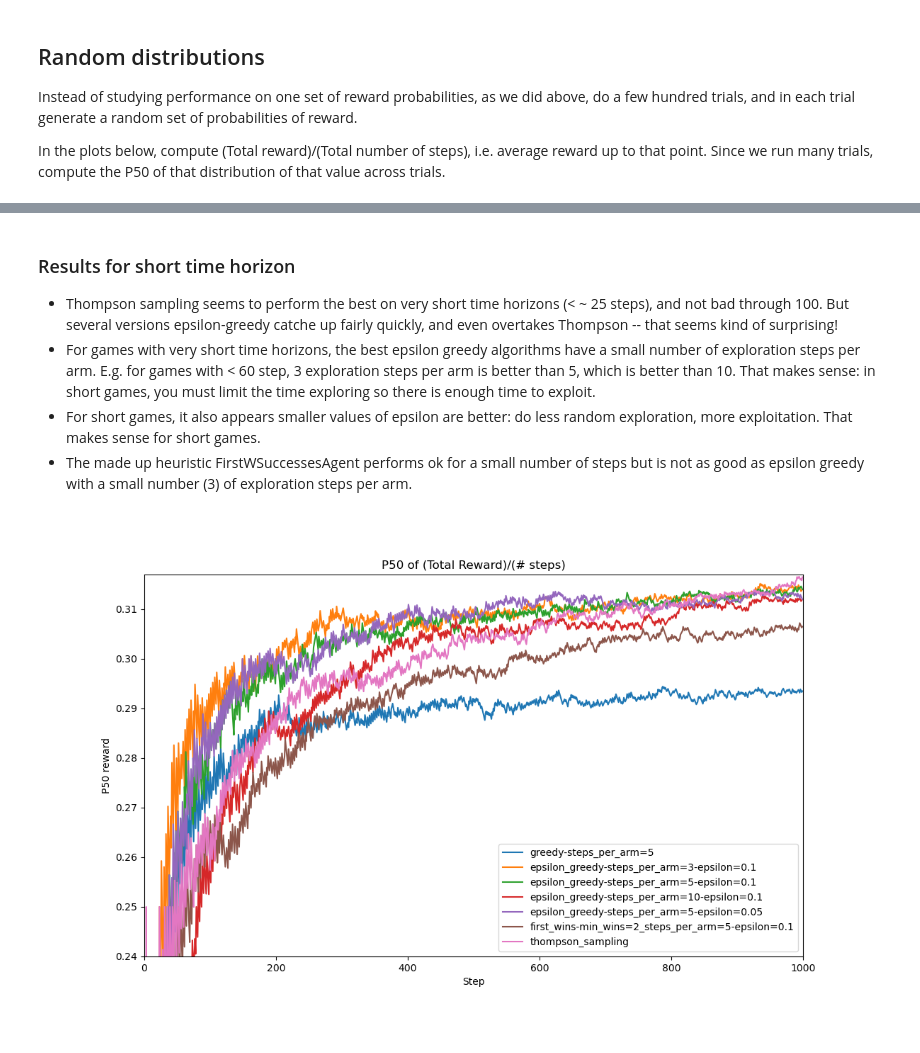
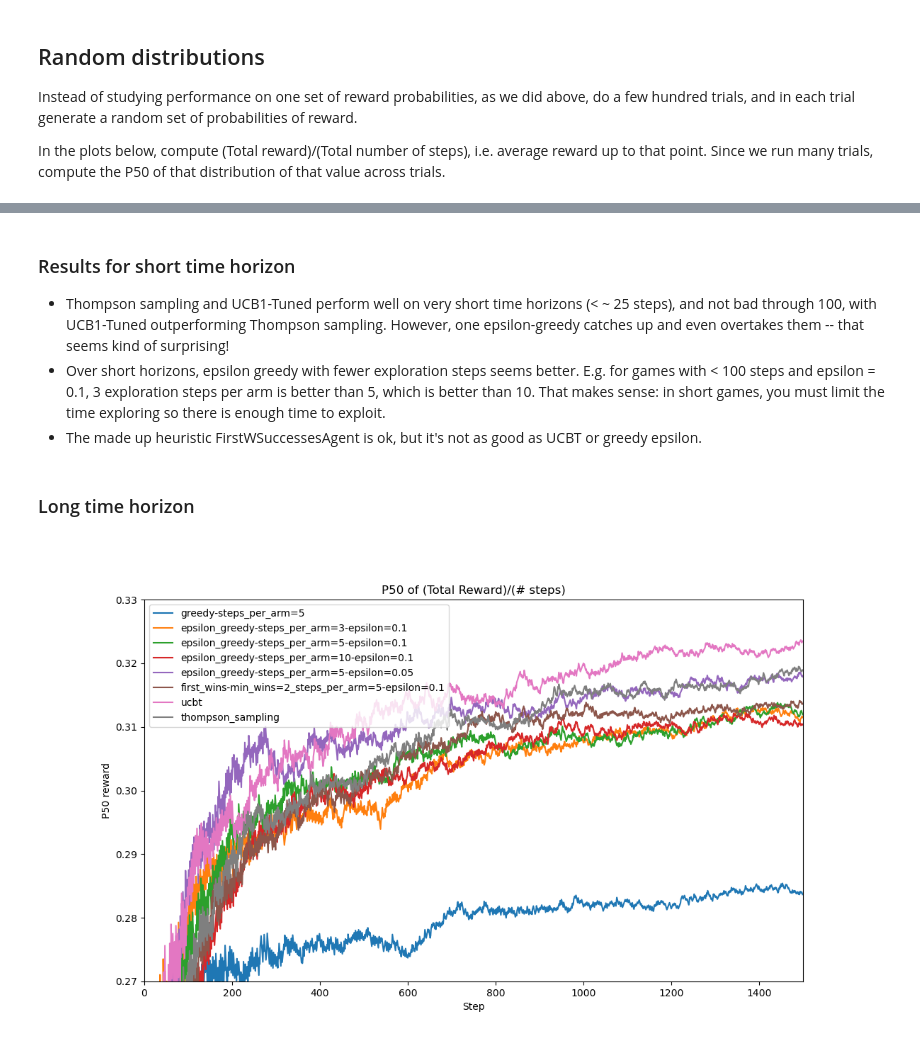
Before and after one commit to mgalbright/multiarm-bandits-short-time-horizons, a Jupyter notebook: bandits.ipynb, the cells around one changed output, grey strips where cells are left out. Saved outputs shown, nothing was run; the diff lists cells and outputs as text; code cells hidden in the pictures.

Commit message:
add upper confidence bound tuned

```diff
--- a/bandits.ipynb
+++ b/bandits.ipynb
@@ -257,8 +284,10 @@ ag_eg = EpsilonGreedyAgent(b, NUMBER_SEARCH_STEPS_PER_ARM, EPSILON, name=f"epsil
 
 ag_firstwins = FirstWSuccessesAgent(b, NUMBER_SEARCH_STEPS_PER_ARM, EPSILON, MIN_NUM_SUCCESSES_TO_END_SEARCH, name=f"first_wins-min_wins={MIN_NUM_SUCCESSES_TO_END_SEARCH}_steps_per_arm={NUMBER_SEARCH_STEPS_PER_ARM}-epsilon={EPSILON}" )
 
+ag_ucbt = UCB1Tuned(b, name="ucbt")
+
 ag_t = ThompsonSamplingAgent(b, name="thompson_sampling")
-agents = [ag_g, ag_eg, ag_firstwins, ag_t]
+agents = [ag_g, ag_eg, ag_firstwins, ag_ucbt, ag_t]
 num_agents = len(agents)
 
 rewards_all_trials = np.zeros((NUM_TRIALS, num_agents))
@@ -334,8 +361,8 @@ In the plots below,  compute (Total reward)/(Total number of steps), i.e. averag
 NUMBER_ARMS = 5
 
 NUM_TRIALS = 500
-NUMBER_SEARCH_STEPS_TOTAL = 1000   #max number of total steps in each trial
-NUMBER_AGENTS = 7
+NUMBER_SEARCH_STEPS_TOTAL = 1500   #max number of total steps in each trial
+NUMBER_AGENTS = 8
 
 MIN_NUM_SUCCESSES_TO_END_SEARCH = 2
 # %%
@@ -360,9 +387,11 @@ for trial in range(NUM_TRIALS):
 
   ag_firstwins = FirstWSuccessesAgent(b, NUMBER_SEARCH_STEPS_PER_ARM, EPSILON, MIN_NUM_SUCCESSES_TO_END_SEARCH, name=f"first_wins-min_wins={MIN_NUM_SUCCESSES_TO_END_SEARCH}_steps_per_arm={NUMBER_SEARCH_STEPS_PER_ARM}-epsilon={EPSILON}" )
 
+  ag_ucbt = UCB1Tuned(b, name="ucbt")
+
   ag_t = ThompsonSamplingAgent(b, name="thompson_sampling")
 
-  agents = [ag_g, ag_eg1, ag_eg2, ag_eg3, ag_eg4, ag_firstwins, ag_t]
+  agents = [ag_g, ag_eg1, ag_eg2, ag_eg3, ag_eg4, ag_firstwins, ag_ucbt, ag_t]
   num_agents = len(agents)
   assert num_agents == NUMBER_AGENTS
 
@@ -387,7 +418,9 @@ P75_rewards = np.quantile(avg_reward_all_trials_all_steps_all_agents, .75, 0)
 plt.figure(figsize=(12,7))
 for agent_idx, agent in enumerate(agents):
 
-  plt.plot(np.arange(0,NUMBER_SEARCH_STEPS_TOTAL, 1), P50_rewards[:, agent_idx], label=agent.name,)
+  tiny_shift = agent_idx*0.0008 #small shift so lines don't overlap
+
+  plt.plot(np.arange(0,NUMBER_SEARCH_STEPS_TOTAL, 1), P50_rewards[:, agent_idx] + tiny_shift, label=agent.name,)
 
 plt.legend()
 plt.title("P50 of (Total Reward)/(# steps)")
@@ -401,22 +434,24 @@ plt.show()
 # %% [markdown]
 ### Results for short time horizon
-* Thompson sampling seems to perform the best on very short time horizons (< ~ 25 steps), and not bad through 100. But several versions epsilon-greedy catche up fairly quickly, and even overtakes Thompson -- that seems kind of surprising!
-* For games with very short time horizons, the best epsilon greedy algorithms have a small number of exploration steps per arm. E.g. for games with < 60 step, 3 exploration steps per arm is better than 5, which is better than 10. That makes sense: in short games, you must limit the time exploring so there is enough time to exploit.
-* For short games, it also appears smaller values of epsilon are better: do less random exploration, more exploitation.  That makes sense for short games.
-* The made up heuristic FirstWSuccessesAgent performs ok for a small number of steps but is not as good as epsilon greedy with a small number (3) of exploration steps per arm.
+* Thompson sampling and UCB1-Tuned perform well on very short time horizons (< ~ 25 steps), and not bad through 100, with UCB1-Tuned outperforming Thompson sampling. However, one epsilon-greedy catches up and even overtakes them -- that seems kind of surprising!
+* Over short horizons, epsilon greedy with fewer exploration steps seems better. E.g. for games with < 100 steps and epsilon = 0.1, 3 exploration steps per arm is better than 5, which is better than 10. That makes sense: in short games, you must limit the time exploring so there is enough time to exploit.
+* The made up heuristic FirstWSuccessesAgent is ok, but it's not as good as UCBT or greedy epsilon.
+# %% [markdown]
+### Long time horizon
 # %%
 plt.figure(figsize=(12,7))
 for agent_idx, agent in enumerate(agents):
-  plt.plot(np.arange(0,NUMBER_SEARCH_STEPS_TOTAL, 1), P50_rewards[:, agent_idx], label=agent.name,)
+  tiny_shift = agent_idx*0.0008 #small shift so lines don't overlap
+  plt.plot(np.arange(0,NUMBER_SEARCH_STEPS_TOTAL, 1), P50_rewards[:, agent_idx] + tiny_shift, label=agent.name,)
 
 plt.legend()
 plt.title("P50 of (Total Reward)/(# steps)")
 plt.xlabel("Step")
 plt.ylabel("P50 reward")
-plt.ylim(.24, .317)
-plt.xlim(0,1000)
+plt.ylim(.27, .33)
+plt.xlim(0, NUMBER_SEARCH_STEPS_TOTAL)
 plt.show()
 # %% [output]
-[figure, old version]
+[figure, new version]
 # %% [markdown]
 ### Results over long time horizons
```
Also changed, not shown: parts of 12 cells of this notebook.
